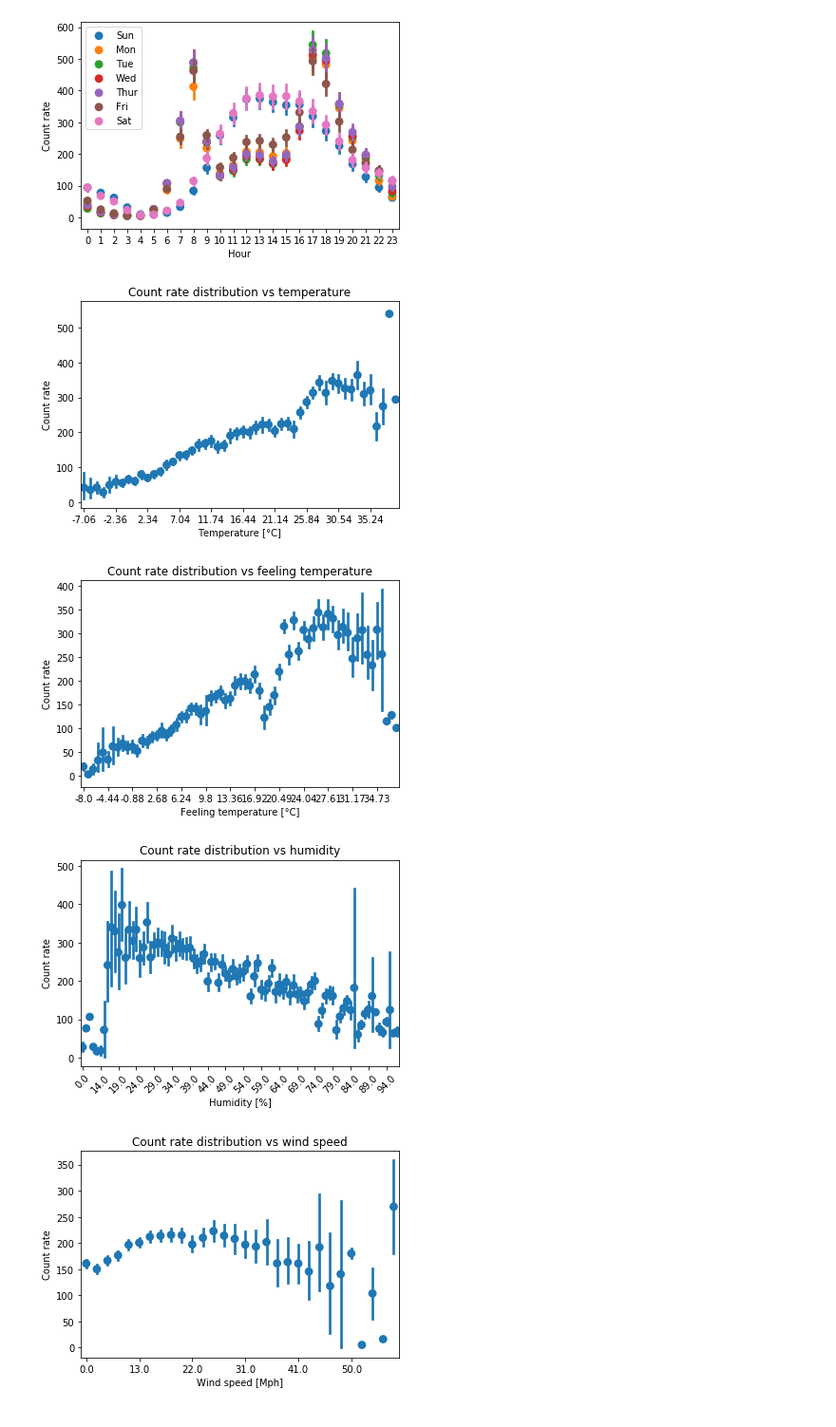
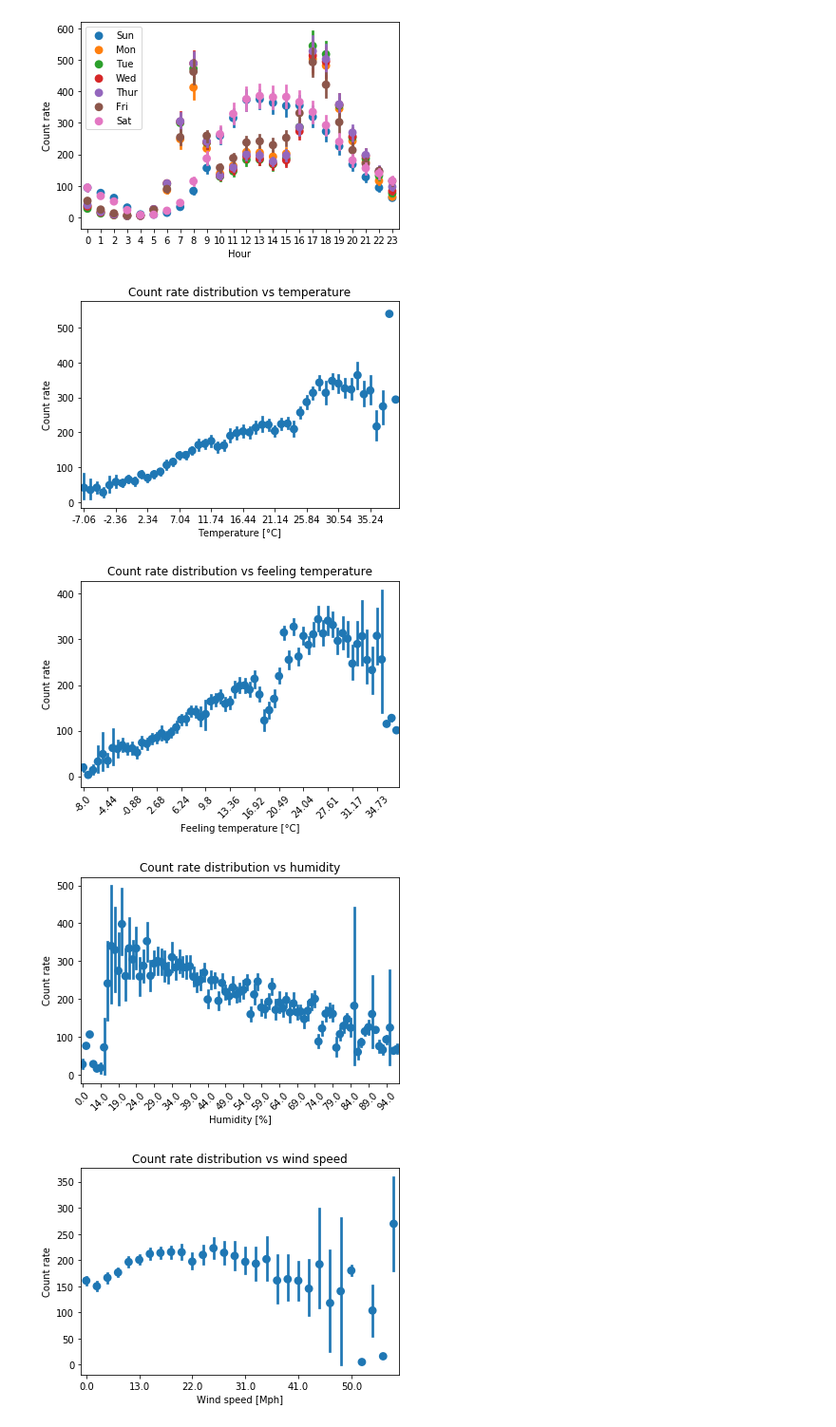
Before and after one commit to amurrone/BikeSharing, a Jupyter notebook: inspect_data.ipynb, the cells around one changed output. Shown at 95% size. Saved outputs shown, nothing was run; the diff lists cells and outputs as text; code cells hidden in the pictures.

```diff
--- a/inspect_data.ipynb
+++ b/inspect_data.ipynb
@@ -304,7 +325,7 @@ def continuos_variable_plot(df, col1, col2, xlabel, ylabel, title):
     ax.set_ylabel(ylabel)
     ax.set_title(title)
     ax.set_xticks(tick_pos)
-    if col1=='humidity':
+    if col1=='humidity' or col1=='atemperature':
         ax.set_xticklabels(tick_label, rotation=45)
     else:
         ax.set_xticklabels(tick_label)
@@ -329,6 +350,8 @@ temperature_plot = continuos_variable_plot(data_hourly,
                                            'Temperature [°C]',
                                            'Count rate',
                                            'Count rate distribution vs temperature')
+
+plt.savefig('plots/data/temperature_pointplot.png')
 plt.show()
 
 
@@ -342,6 +365,8 @@ atemperature_plot = continuos_variable_plot(data_hourly,
                                             'Feeling temperature [°C]',
                                             'Count rate',
                                             'Count rate distribution vs feeling temperature')
+
+plt.savefig('plots/data/atemperature_pointplot.png')
 plt.show()
 
 # Count rate vs humidity
@@ -350,34 +375,36 @@ plt.show()
 
 data_hourly['humidity'] = np.round(data_hourly['hum'].apply(lambda h: h*100), decimals=2)
 
 
 humidity_plot = continuos_variable_plot(data_hourly,
                                         'humidity',
                                         'cnt',
                                         'Humidity [%]',
                                         'Count rate',
                                         'Count rate distribution vs humidity')
 
-
+plt.savefig('plots/data/humidity_pointplot.png')
 plt.show()
 
 
 # Count rate vs windspeed
 
 #windspeed divided by windspeed_max=67
 
 data_hourly['wind_speed'] = np.round(data_hourly['windspeed'].apply(lambda w: w*67), decimals=2)
 
 
 windspeed_plot = continuos_variable_plot(data_hourly,
                                         'wind_speed',
                                         'cnt',
                                         'Wind speed [Mph]',
                                         'Count rate',
                                         'Count rate distribution vs wind speed')
+
+plt.savefig('plots/data/windspeed_pointplot.png')
 plt.show()
 # %% [output]
 [figure]
-[figure, old version]
+[figure, new version]
 [figure]
 [figure]
```
Also changed, not shown: parts of 5 cells of this notebook.
